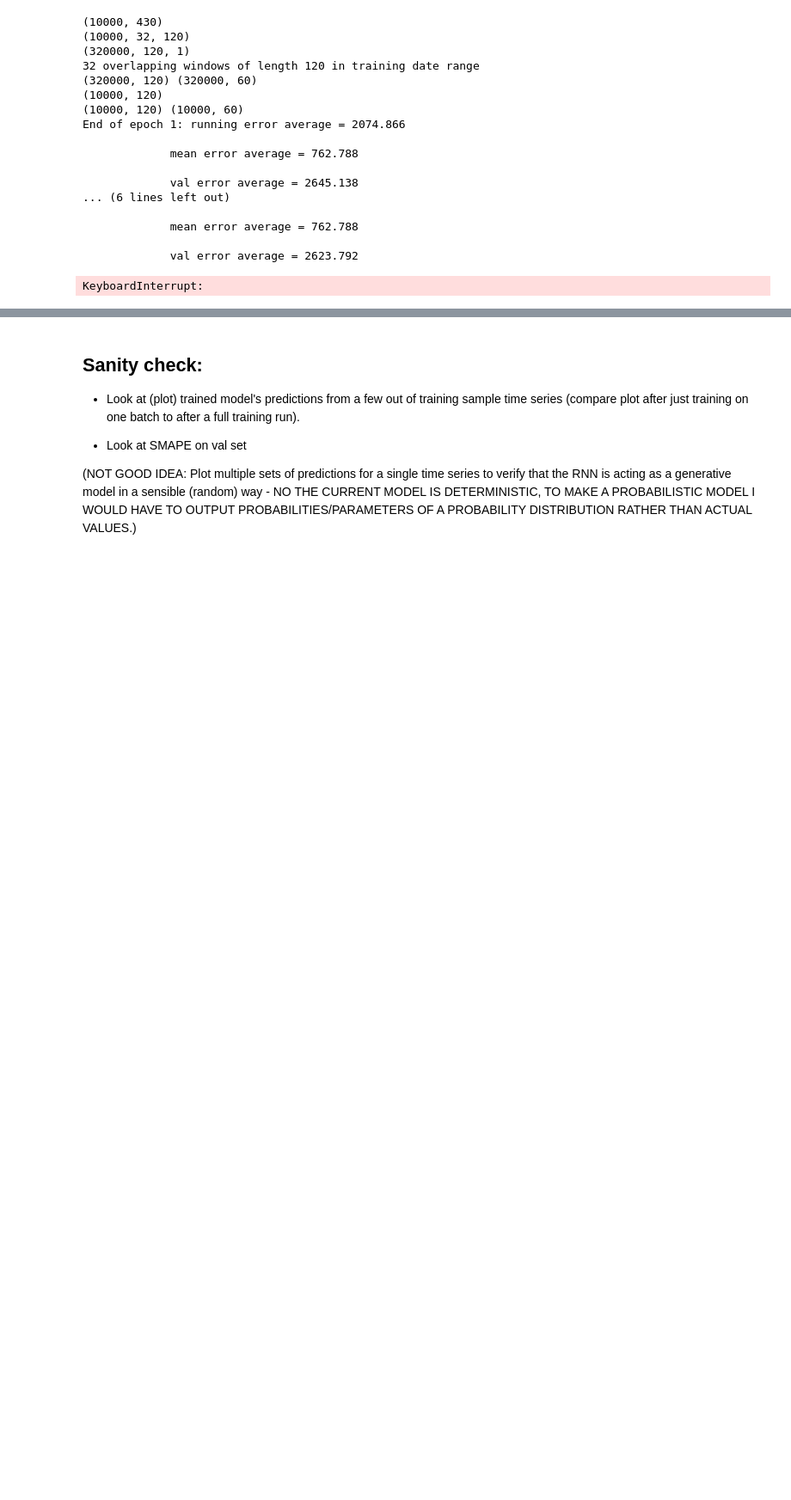
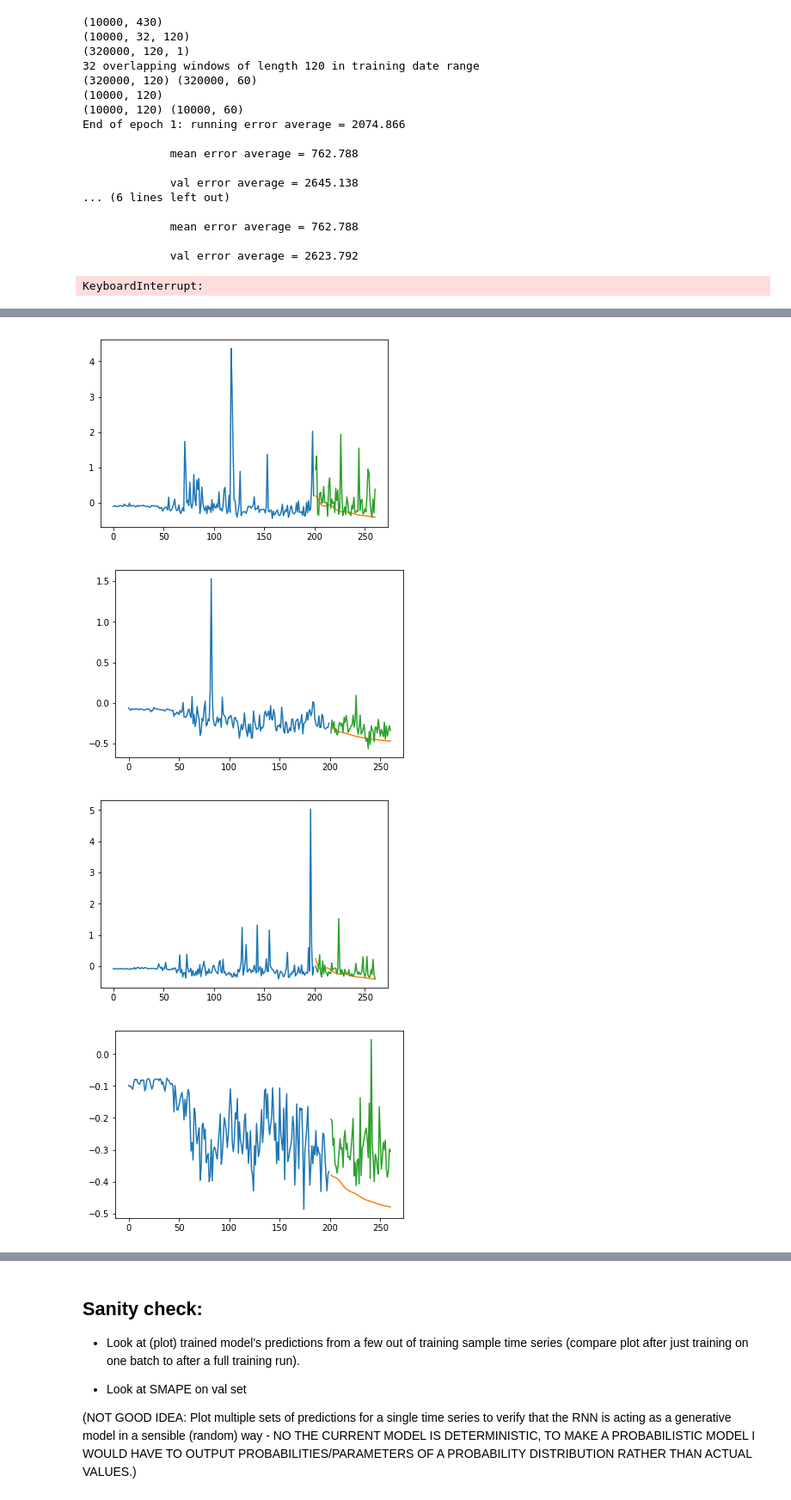
Before and after one commit to DBCerigo/kaggle-wiki, a Jupyter notebook: hooker/RNN.ipynb, the cells around one changed output, grey strips where cells are left out. Shown: that part at 86% size. Saved outputs shown, nothing was run; the diff lists cells and outputs as text; code cells hidden in the pictures; blank space fills up the shorter version.

```diff
--- a/hooker/RNN.ipynb
+++ b/hooker/RNN.ipynb
@@ -592,0 +608,19 @@ KeyboardInterrupt:
+# %%
+feed_dict = {train: False}
+for i in range(n_cond):
+    feed_dict[enc_inp[i].name] = v_seq[:,i].reshape(-1,1)
+feed_dict[go_sym] = v_seq[:,n_cond].reshape(-1,1)
+for i in range(n_pred):
+    feed_dict[expected_sparse_output[i].name] = v_targs[:,i].reshape(-1,1)
+pred_vals = sess.run(reshaped_outputs, feed_dict=feed_dict)
+# %%
+for i in range(10):
+    fig = plt.figure()
+    plt.plot([v_seq[i,j+1] for j in range(n_cond)])
+    plt.plot([n_cond + 1 + i for i in range(n_pred)],[p[i] for p in pred_vals])
+    plt.plot([n_cond + 1 + i for i in range(n_pred)],[v_targs[i,j] for j in range(n_pred)])
+# %% [output]
+[figure, added]
+[figure, added]
+[figure, added]
+[figure, added]
```
Also changed, not shown: parts of 9 cells of this notebook, 9 other files.
